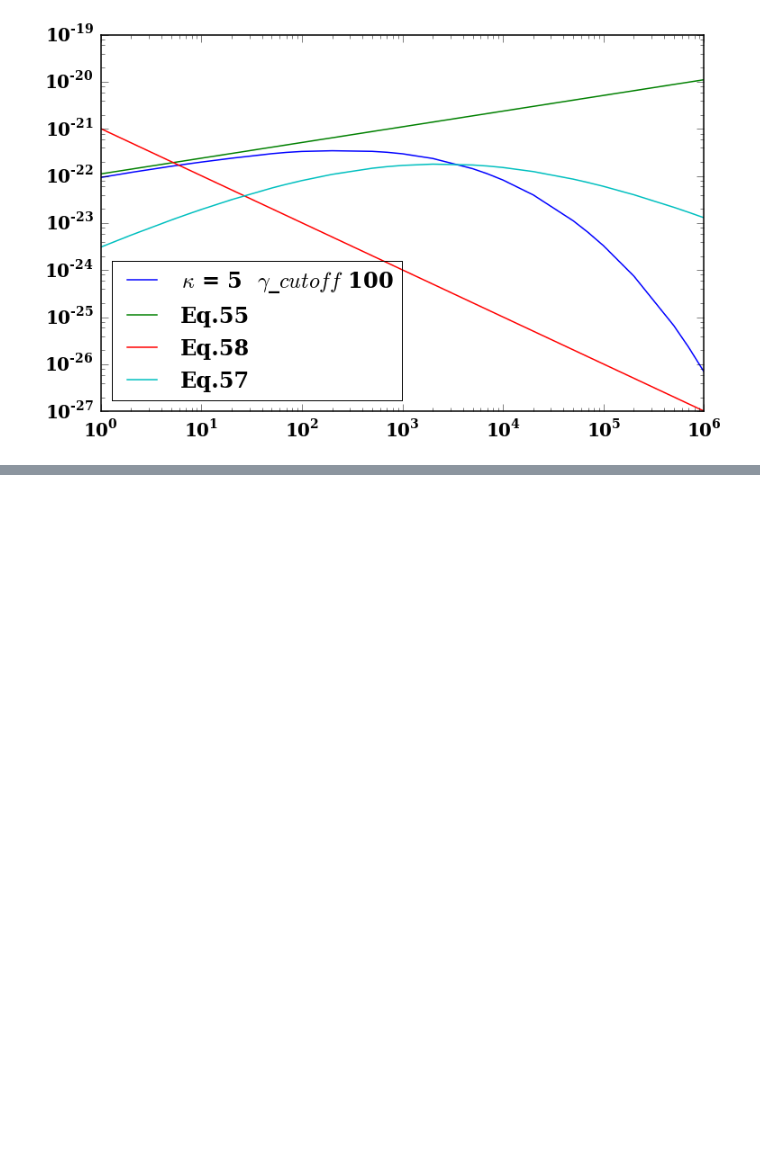
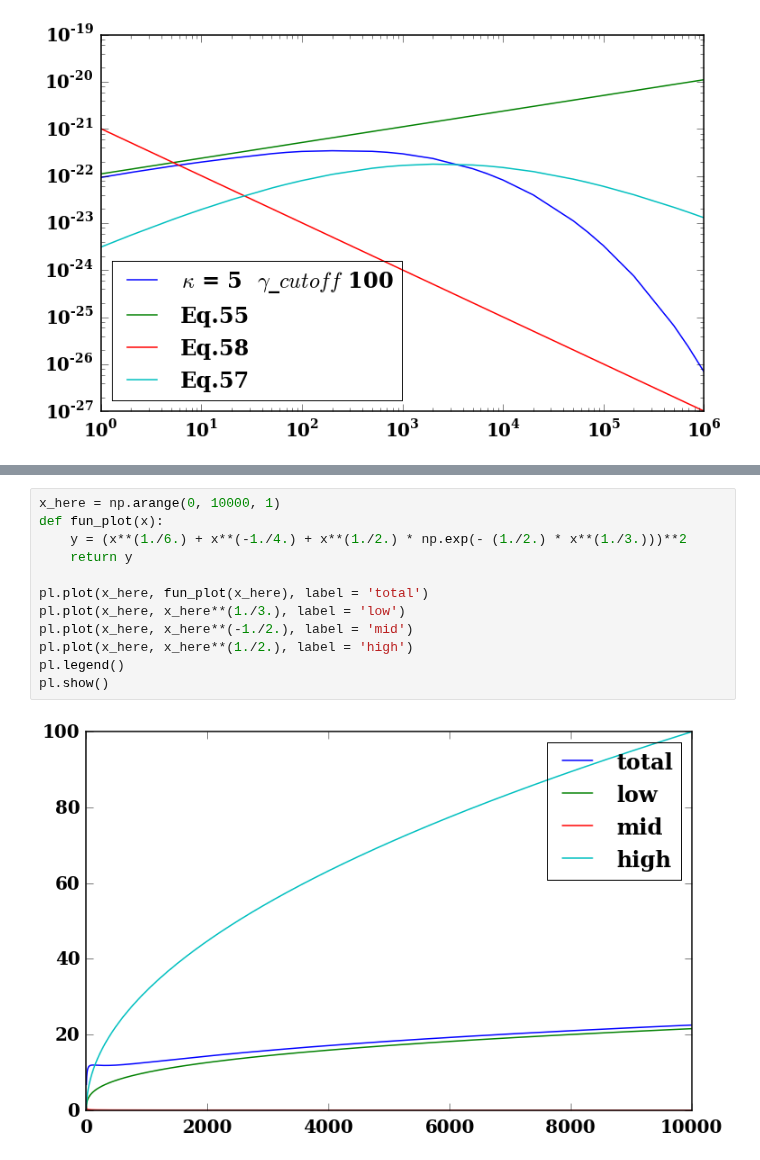
Before and after one commit to ZhaoweiZ/kappa_summer, a Jupyter notebook: kappa_fitting_formula.ipynb, the cells around one changed output, grey strips where cells are left out. Drawn from its saved outputs; the diff is of its cells as text; blank space fills up the shorter version.

```diff
--- a/kappa_fitting_formula.ipynb
+++ b/kappa_fitting_formula.ipynb
@@ -250,0 +307,14 @@ pl.show()
+# %%
+x_here = np.arange(0, 10000, 1)
+def fun_plot(x):
+    y = (x**(1./6.) + x**(-1./4.) + x**(1./2.) * np.exp(- (1./2.) * x**(1./3.)))**2
+    return y
+
+pl.plot(x_here, fun_plot(x_here), label = 'total')
+pl.plot(x_here, x_here**(1./3.), label = 'low')
+pl.plot(x_here, x_here**(-1./2.), label = 'mid')
+pl.plot(x_here, x_here**(1./2.), label = 'high')
+pl.legend()
+pl.show()
+# %% [output]
+[figure, added]
```
Also changed, not shown: parts of 8 cells of this notebook, 2 other files.
